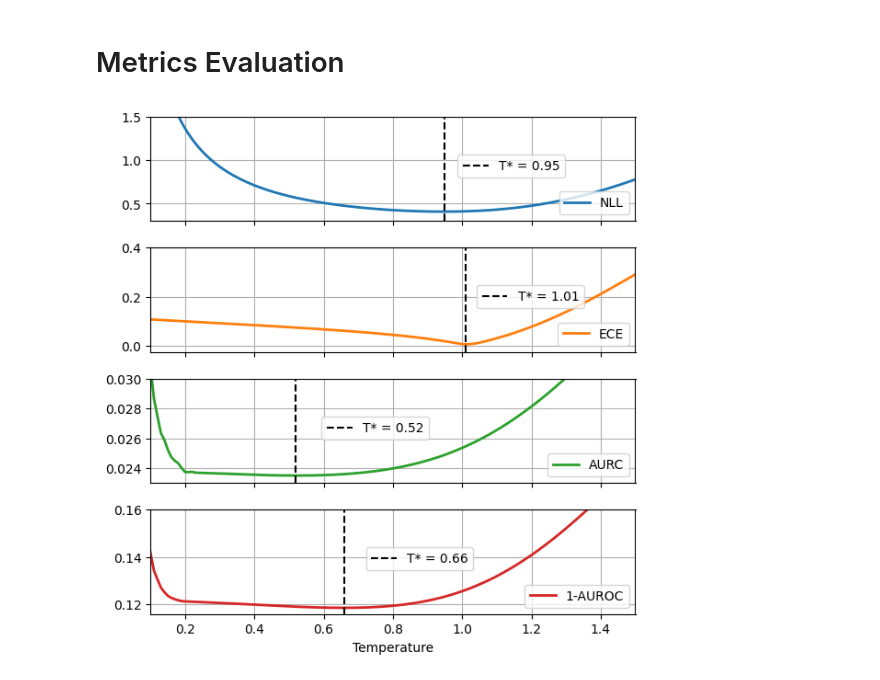
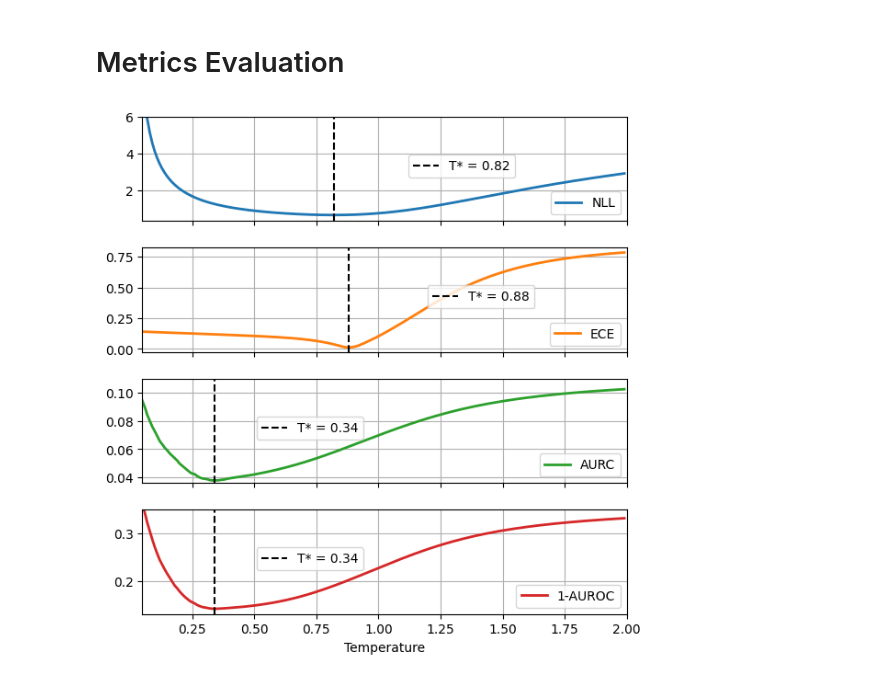
Before and after one commit to lfpc/pNormSoftmax, a Jupyter notebook: experiments/notebooks/TS_metrics.ipynb, the cells around one changed output. Cells and saved outputs as stored; diff of their text form; code cells hidden in the pictures.

```diff
--- a/experiments/notebooks/TS_metrics.ipynb
+++ b/experiments/notebooks/TS_metrics.ipynb
@@ -5,6 +5,7 @@ import os
 MAIN_PATH = r'/home/luis-felipe'
 DATA_PATH = os.path.join(MAIN_PATH,'data')
 PATH_MODELS = os.path.join(MAIN_PATH,'torch_models')
+FIGS_PATH = os.path.join(MAIN_PATH,'results','figs')
 # %%
 import torch
 import matplotlib
@@ -51,7 +52,7 @@ def T_grid(logits,labels,metric,T_range = T_range):
 # %% [markdown]
 # Evaluate logits
 # %%
-MODEL_ARC = 'vit_h_14'
+MODEL_ARC = 'efficientnetv2_xl'
 DATASET = 'ImageNet'
 # %%
 logits,labels = upload_logits(MODEL_ARC,DATASET,PATH_MODELS,
@@ -71,33 +72,35 @@ metrics_T = {n:T_grid(logits,labels,m,T_range) for n,m in metrics_dict.items()}
 # %%
 colors = chain(iter(matplotlib.colors.TABLEAU_COLORS.keys()),iter(matplotlib.colors.BASE_COLORS.keys()),iter(matplotlib.colors.TABLEAU_COLORS.keys()))
 fig,axes = plt.subplots(len([key for key in metrics_T.keys() if 'Entropy' not in key]),1, figsize = (6,6),sharex = True)
 fig.tight_layout()
 axes[-1].set_xlabel(r'Temperature')
 
 idx = 0
 for name,metric in metrics_T.items():
     color = next(colors)
     linestyle = '-'
     v_color = 'k'
     while color == 'w':
         color = next(colors)
 
     ax = axes[idx]
     beta_star = add_plot_ax(ax,metric,name, color, vline_color=v_color,linestyle=linestyle)
     legend2 = ax.legend([ax.get_lines()[1]], [fr'T* = {beta_star:.2f}'], loc='upper left',bbox_to_anchor=((1.3*(beta_star/torch.max(T_range)), 0.7)))
     ax.add_artist(legend2)
     idx+=1
 
 for ax in axes:
     ax.grid()
     ax.legend(loc = 'lower right')
-    ax.set_xlim(0.1,1.5)
+    ax.set_xlim(0.05,2.0)
 
-axes[0].set_ylim(0.3,top=1.5)
-axes[1].set_ylim(top=0.4)
-axes[2].set_ylim(0.023,top=0.03)
-axes[3].set_ylim(0.116,top=0.16)
+axes[0].set_ylim(0.3,top=6)
+#axes[1].set_ylim(top=0.4)
+axes[2].set_ylim(0.036,top=0.11)
+axes[3].set_ylim(0.13,top=0.35)
+
+plt.savefig(os.path.join(FIGS_PATH, f'metrics_{MODEL_ARC}.pdf'), transparent = True, format = 'pdf',bbox_inches = 'tight')
 
 plt.show()
 # %% [output]
-[figure, old version]
+[figure, new version]
```
Also changed, not shown: parts of 1 cell of this notebook, 13 other files.
